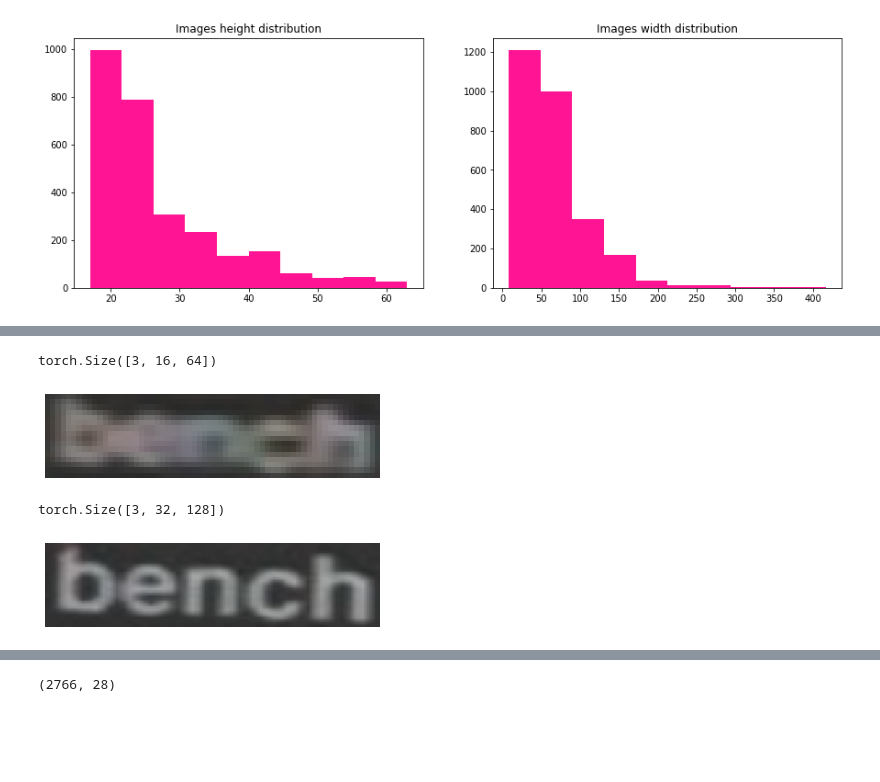
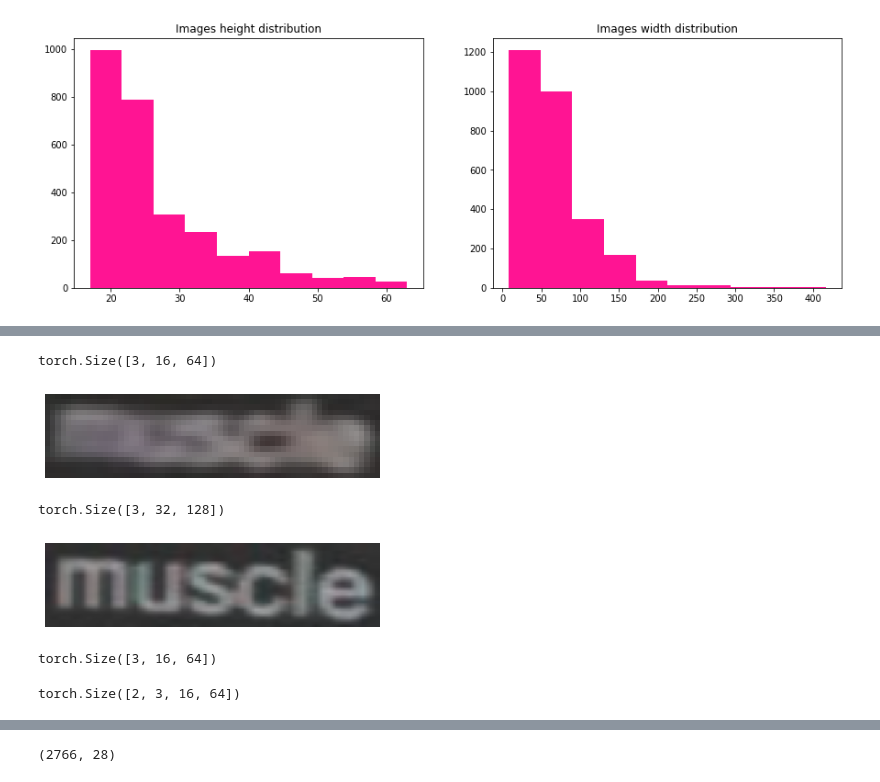
Before and after one commit to zuzg/text-super-resolution, a Jupyter notebook: Project3.ipynb, the cells around one changed output, grey strips where cells are left out. Cells and saved outputs as stored; diff of their text form; code cells hidden in the pictures; blank space fills up the shorter version.

```diff
--- a/Project3.ipynb
+++ b/Project3.ipynb
@@ -135,15 +135,27 @@ class SRDataset(Dataset):
 # %%
 img_data_processed = SRDataset(img_data)
 # %%
-x = 1256
+x = 1234
 display_img_tensor(img_data_processed[x][0])
 img_data_processed[x][0].shape
 # %% [output]
 torch.Size([3, 16, 64])
-[figure, old version]
+[figure, new version]
 # %%
 display_img_tensor(img_data_processed[x][1])
 img_data_processed[x][1].shape
 # %% [output]
 torch.Size([3, 32, 128])
-[figure, old version]
+[figure, new version]
+# %%
+img_data_processed[x][0].shape
+# %% [output]
+torch.Size([3, 16, 64])
+# %%
+generator = _NetG()
+discriminator = _NetD()
+
+example_batch = torch.stack([img_data_processed[x][0], img_data_processed[1235][0]], dim=0)
+print(example_batch.shape)
+# %% [output]
+torch.Size([2, 3, 16, 64])
```
Also changed, not shown: parts of 11 cells of this notebook, 2 other files.
